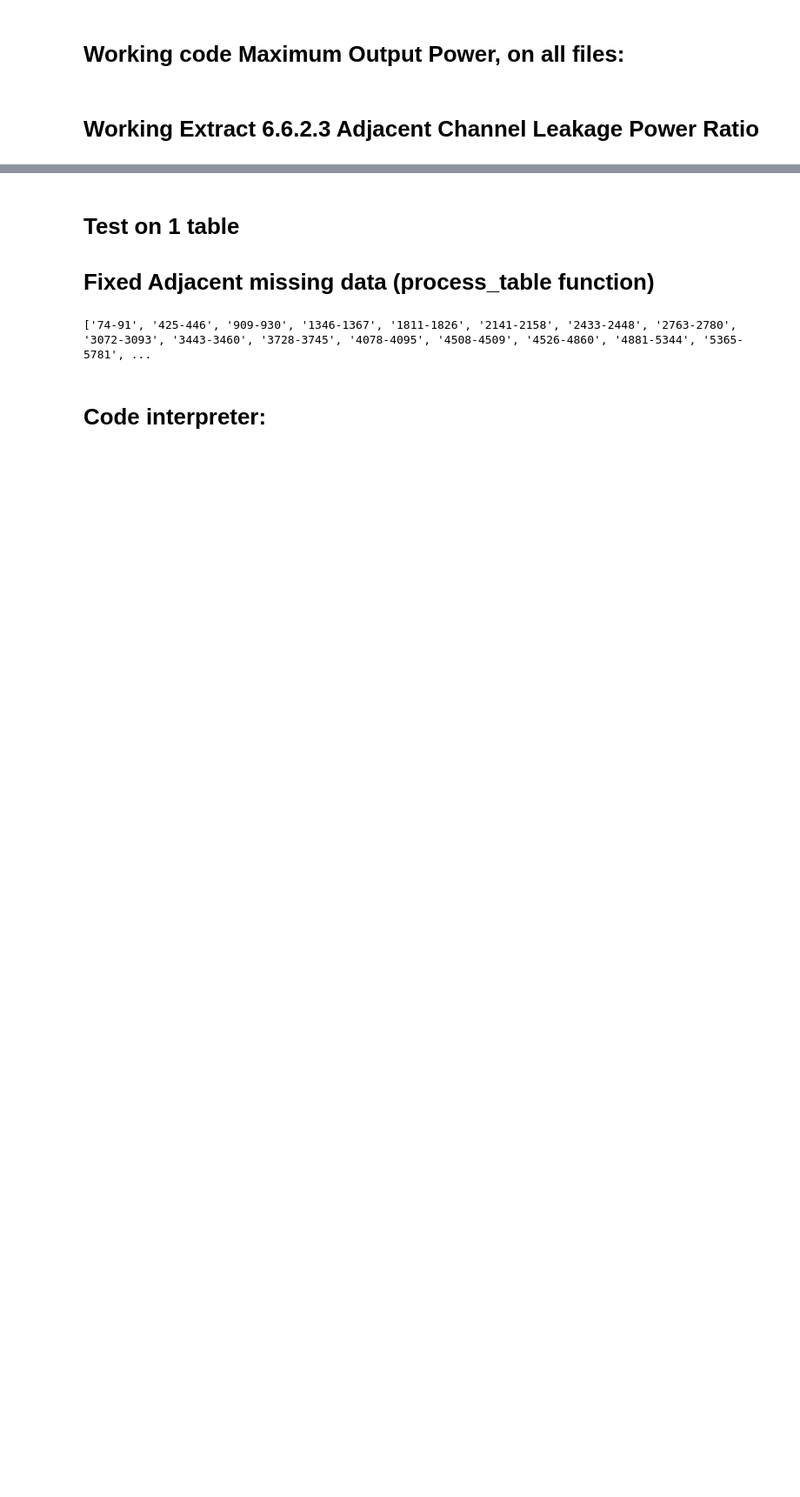
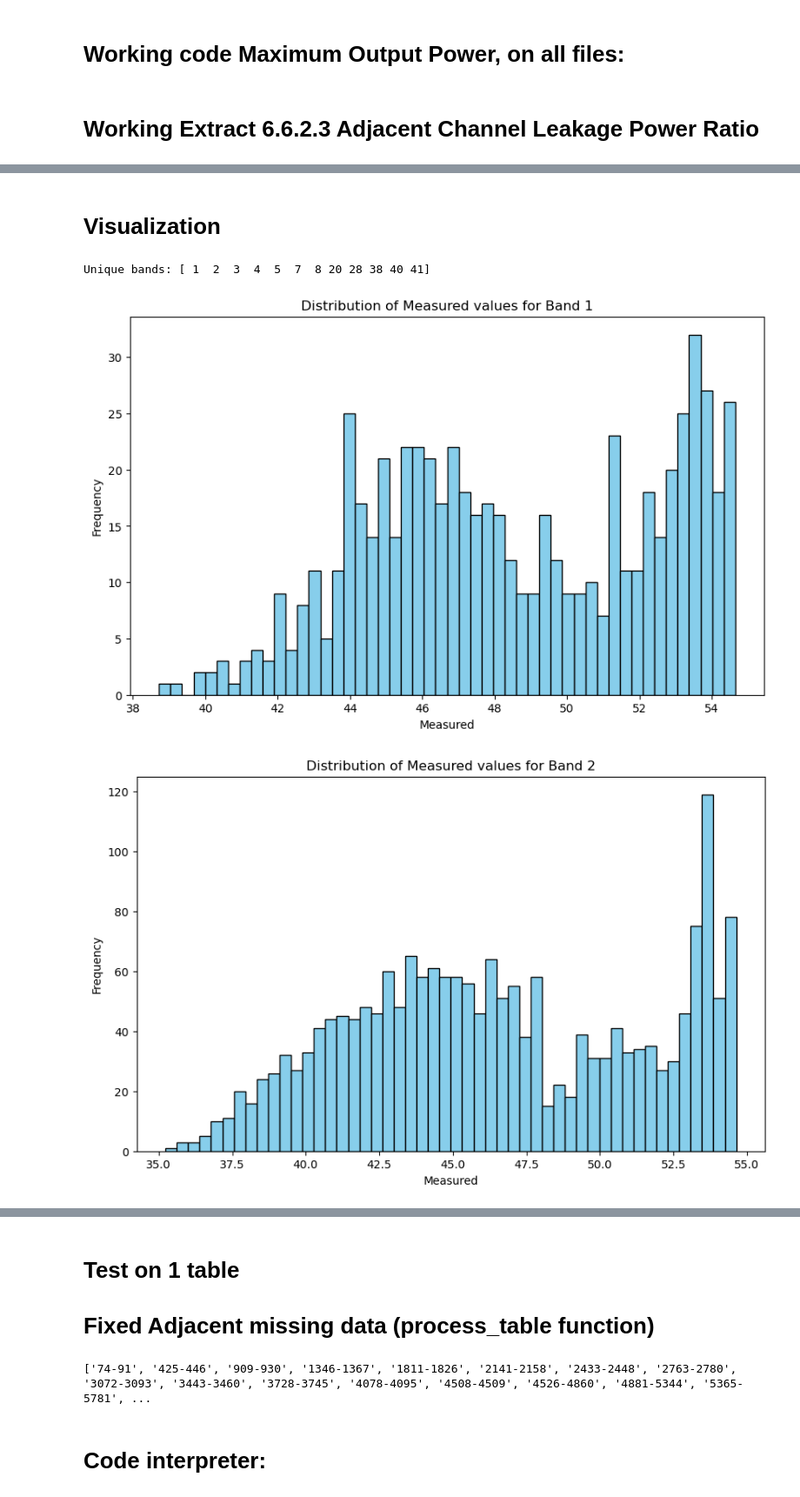
Before and after one commit to huynguyen789/paul-processing-tool, a Jupyter notebook: main.ipynb, the cells around one changed output, grey strips where cells are left out. Shown at 87% size. Saved outputs shown, nothing was run; the diff lists cells and outputs as text; code cells hidden in the pictures; blank space fills up the shorter version.

```diff
--- a/main.ipynb
+++ b/main.ipynb
@@ -445,6 +445,7 @@ def clean_table(table):
         table.columns = range(table.shape[1])
         # print(f'Table now has {table.shape[1]} columns.')
     return table
+
 def display_tables(tables):
     # Set the max column width to a high number (e.g., 1000) to display long contents
     pd.set_option('display.max_colwidth', 1000)
@@ -622,7 +623,7 @@ def process_tables(tables):
             # Check if the row should be joined with the preceding row
             # print(f"index {i}: {table.iloc[i, 0]}")
             if table.iloc[i, 0].startswith('UL_MOD_RB:') :
-                print(f"Found a row to join: index {i}: {table.iloc[i, 0]}")
+                # print(f"Found a row to join: index {i}: {table.iloc[i, 0]}")
                 # Join the rows
                 table.iloc[i-1, 0] += '\n' + table.iloc[i, 0]
                 # # Drop the current row
@@ -707,10 +708,11 @@ def process_tables(tables):
 
         # Reset the index
         table.reset_index(drop=True, inplace=True)
-        # print(f"Table after processing:{table}")
+        print(f"Table after processing:{table}")
 
         #Append processed table to processed_tables:
         processed_tables.append(table)
+
 
 
     return processed_tables
@@ -837,8 +839,9 @@ def run(pdf_file, target_table):
         start_time = time.time()
         processed_table = process_tables(desire_tables)
         end_time = time.time()
-        print(f"Time taken to process tables: {end_time - start_time:.2f} seconds")
-        # display_processed_tables(processed_table)
+        # print(f"Time taken to process tables: {end_time - start_time:.2f} seconds")
+        # print(f"Page range {page_range} has {len(processed_table)} tables")
+        display_processed_tables(processed_table)
 
         # Append to clean_tables:
         clean_tables.extend(processed_table)
@@ -1038,0 +1231,28 @@ Processing 6/12: 2142-2158
+# %% [markdown]
+# Visualization
+# %%
+import matplotlib.pyplot as plt
+import pandas as pd
+
+# # Load excel file to dataframe
+# df = pd.read_excel("Adjacent_22k.xlsx")
+
+# Convert the "Measured" column to numeric
+df['Measured'] = pd.to_numeric(df['Measured'], errors='coerce')
+
+# Get unique bands
+unique_bands = df['Band'].unique()
+print(f"Unique bands: {unique_bands}")
+
+# For each unique band, create a separate histogram
+for band in unique_bands:
+    plt.figure(figsize=(10, 6))
+    plt.hist(df[df['Band'] == band]['Measured'].dropna(), bins=50, color='skyblue', edgecolor='black')
+    plt.title(f'Distribution of Measured values for Band {band}')
+    plt.xlabel('Measured')
+    plt.ylabel('Frequency')
+    plt.show()
+# %% [output]
+Unique bands: [ 1  2  3  4  5  7  8 20 28 38 40 41]
+[figure, added]
+[figure, added]
```
Also changed, not shown: parts of 4 cells of this notebook, 3 other files.
